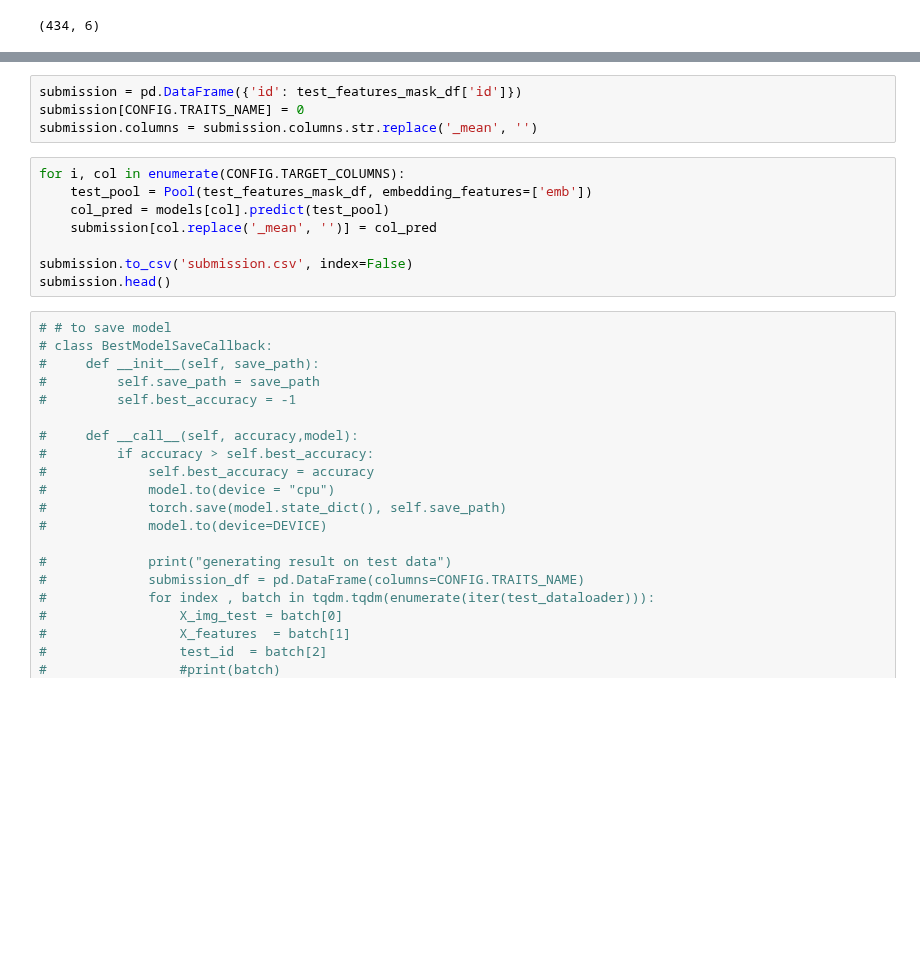
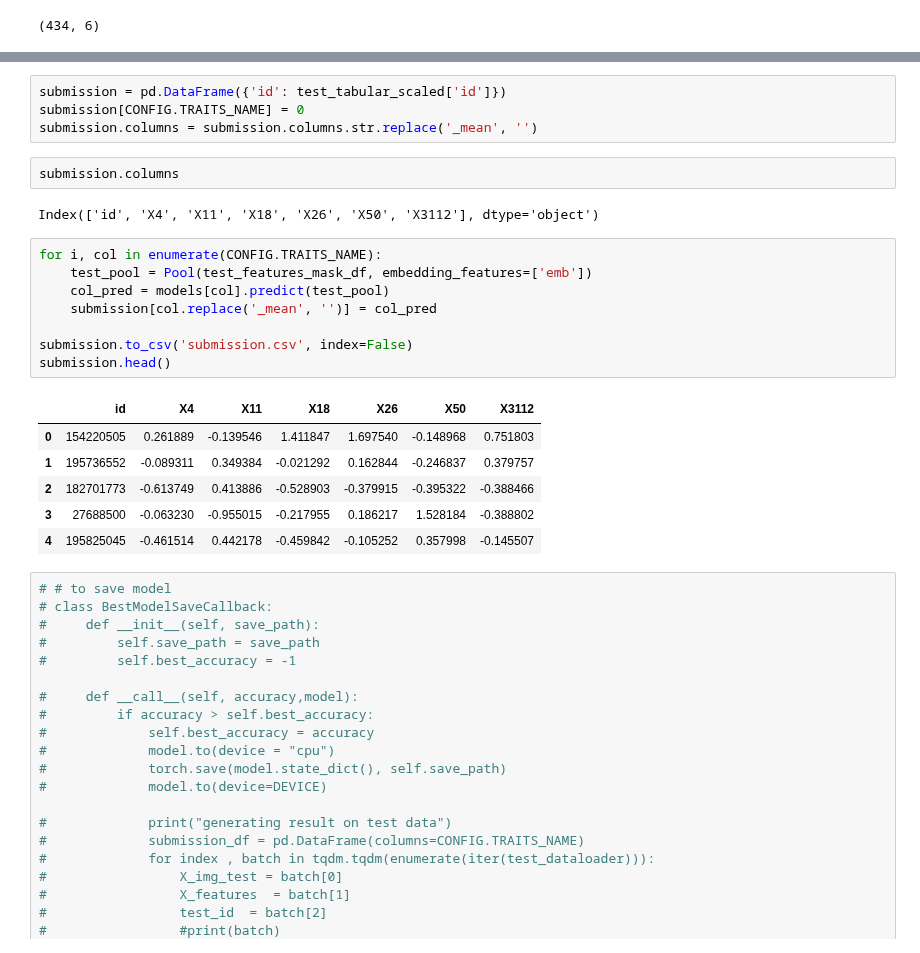
Before and after one commit to prajwalthakur/cs680, a Jupyter notebook: cs680_kaggle/dinoV2_trained_catboost.ipynb, the cells around one changed output, grey strips where cells are left out. Saved outputs shown, nothing was run; the diff lists cells and outputs as text; blank space fills up the shorter version.

```diff
--- a/cs680_kaggle/dinoV2_trained_catboost.ipynb
+++ b/cs680_kaggle/dinoV2_trained_catboost.ipynb
@@ -686,15 +704,26 @@ print(f'Mean R2: {np.mean(list(scores.values())):.3f}')
 # %%
-submission = pd.DataFrame({'id': test_features_mask_df['id']})
+submission = pd.DataFrame({'id': test_tabular_scaled['id']})
 submission[CONFIG.TRAITS_NAME] = 0
 submission.columns = submission.columns.str.replace('_mean', '')
+# %%
+submission.columns
+# %% [output]
+Index(['id', 'X4', 'X11', 'X18', 'X26', 'X50', 'X3112'], dtype='object')
 # %%
-for i, col in enumerate(CONFIG.TARGET_COLUMNS):
+for i, col in enumerate(CONFIG.TRAITS_NAME):
     test_pool = Pool(test_features_mask_df, embedding_features=['emb'])
     col_pred = models[col].predict(test_pool)
     submission[col.replace('_mean', '')] = col_pred
 
 submission.to_csv('submission.csv', index=False)
 submission.head()
+# %% [output]
+|  | id | X4 | X11 | X18 | X26 | X50 | X3112 |
+| 0 | 154220505 | 0.261889 | -0.139546 | 1.411847 | 1.697540 | -0.148968 | 0.751803 |
+| 1 | 195736552 | -0.089311 | 0.349384 | -0.021292 | 0.162844 | -0.246837 | 0.379757 |
+| 2 | 182701773 | -0.613749 | 0.413886 | -0.528903 | -0.379915 | -0.395322 | -0.388466 |
+| 3 | 27688500 | -0.063230 | -0.955015 | -0.217955 | 0.186217 | 1.528184 | -0.388802 |
+| 4 | 195825045 | -0.461514 | 0.442178 | -0.459842 | -0.105252 | 0.357998 | -0.145507 |
 # %%
 # # to save model
 # class BestModelSaveCallback:
```
Also changed, not shown: parts of 2 cells of this notebook, 5 other files.
